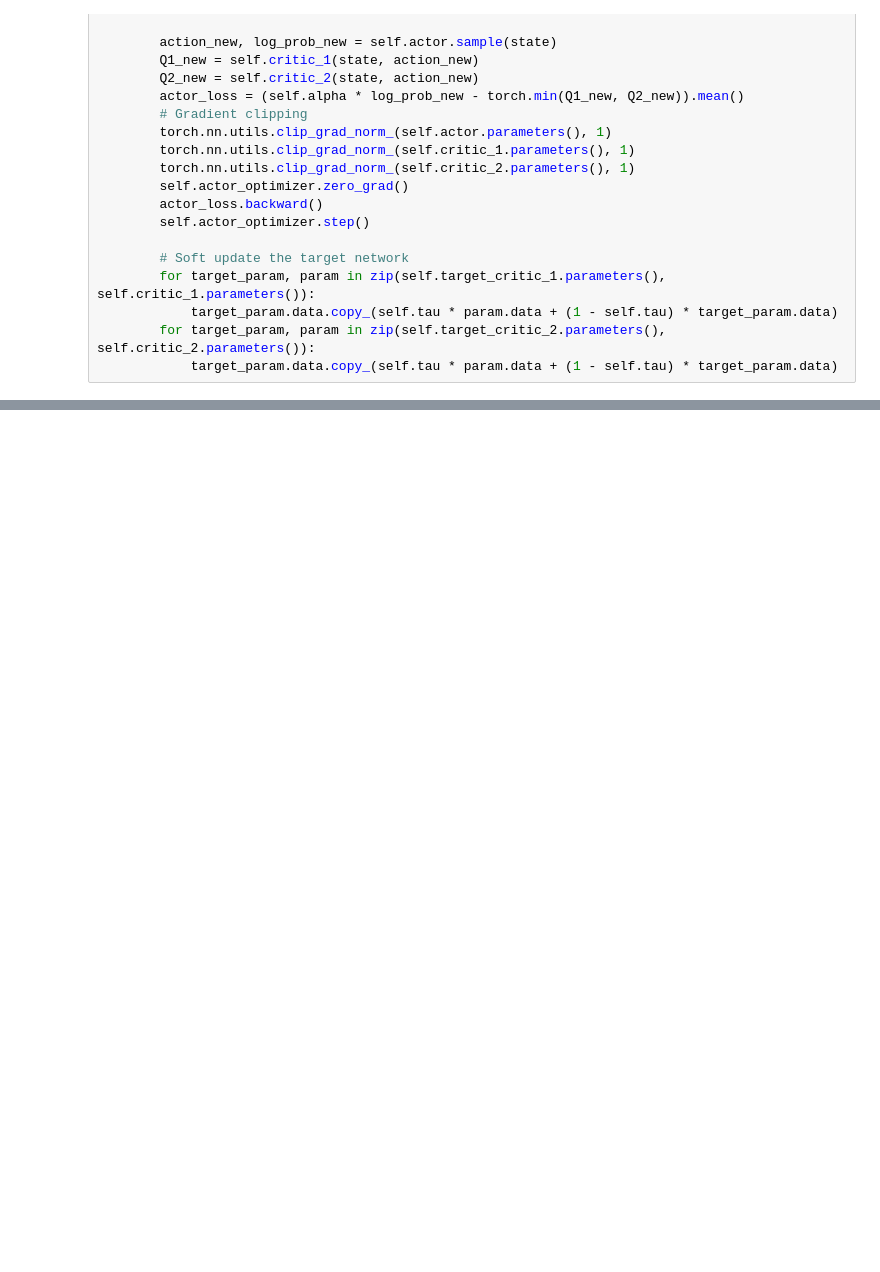
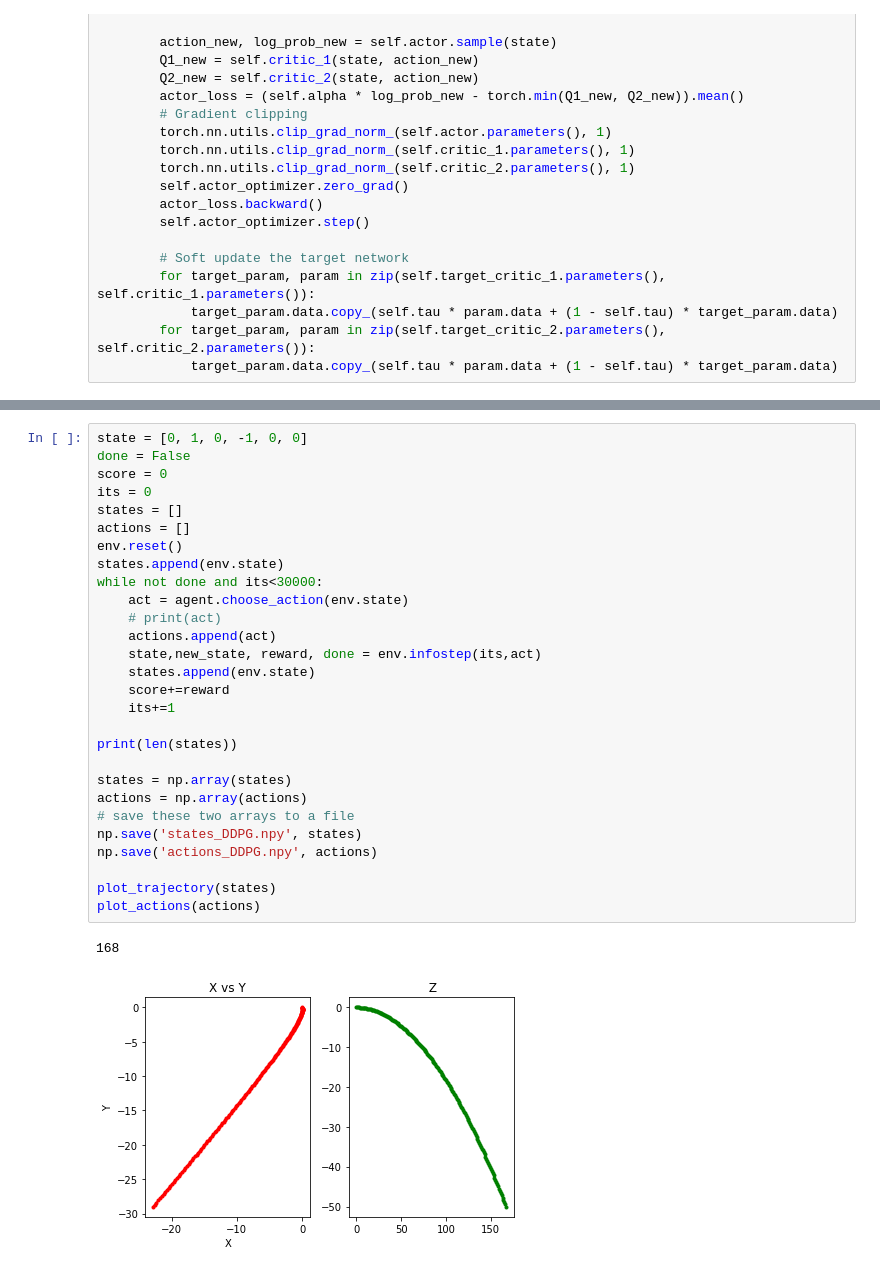
Before and after one commit to BuzzingTaz/RL-Project-2, a Jupyter notebook: SAC_FInal2_latest.ipynb, the cells around one changed output, grey strips where cells are left out. Cells and saved outputs as stored; diff of their text form; blank space fills up the shorter version.

```diff
--- a/SAC_FInal2_latest.ipynb
+++ b/SAC_FInal2_latest.ipynb
@@ -334,0 +555,31 @@ Episode: 99, Reward: -720006.1813895572
+# %%
+state = [0, 1, 0, -1, 0, 0]
+done = False
+score = 0
+its = 0
+states = []
+actions = []
+env.reset()
+states.append(env.state)
+while not done and its<30000:
+    act = agent.choose_action(env.state)
+    # print(act)
+    actions.append(act)
+    state,new_state, reward, done = env.infostep(its,act)
+    states.append(env.state)
+    score+=reward
+    its+=1
+
+print(len(states))
+
+states = np.array(states)
+actions = np.array(actions)
+# save these two arrays to a file
+np.save('states_DDPG.npy', states)
+np.save('actions_DDPG.npy', actions)
+
+plot_trajectory(states)
+plot_actions(actions)
+# %% [output]
+168
+[figure, added]
```
Also changed, not shown: parts of 14 cells of this notebook.
